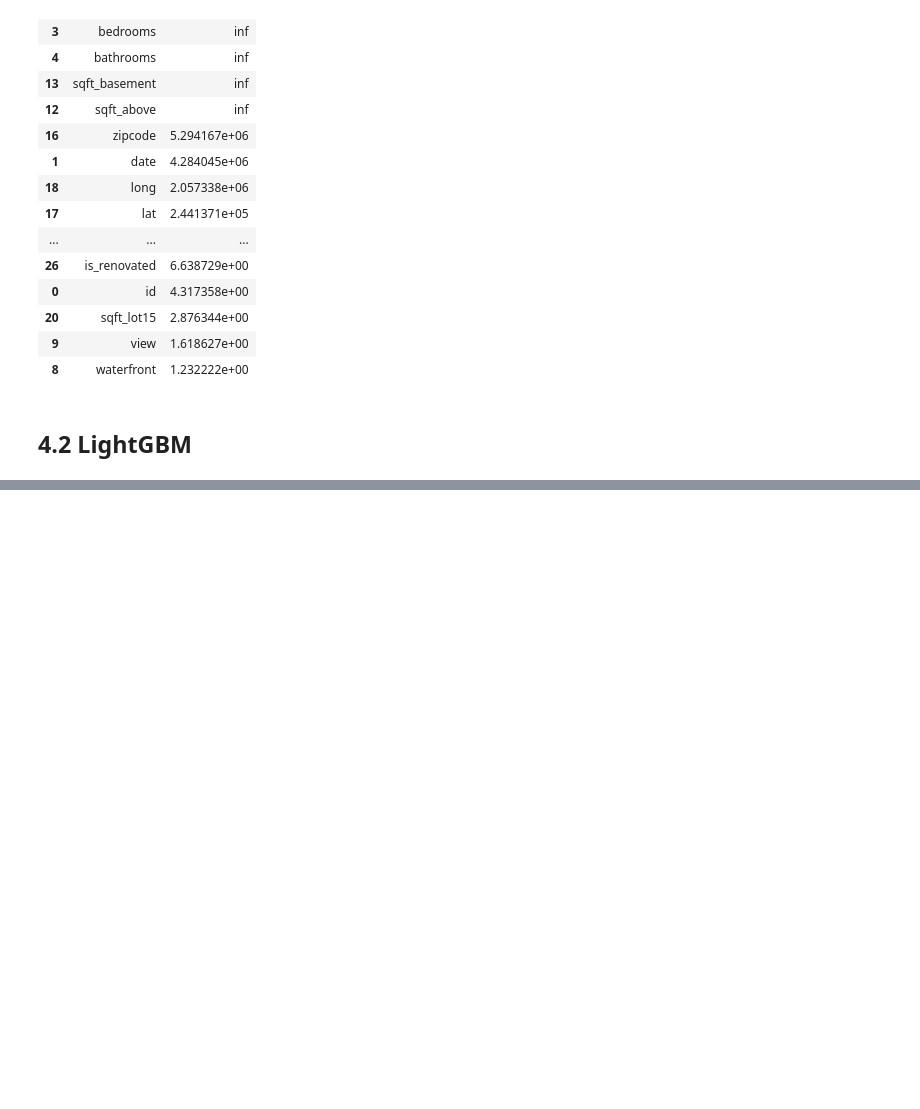
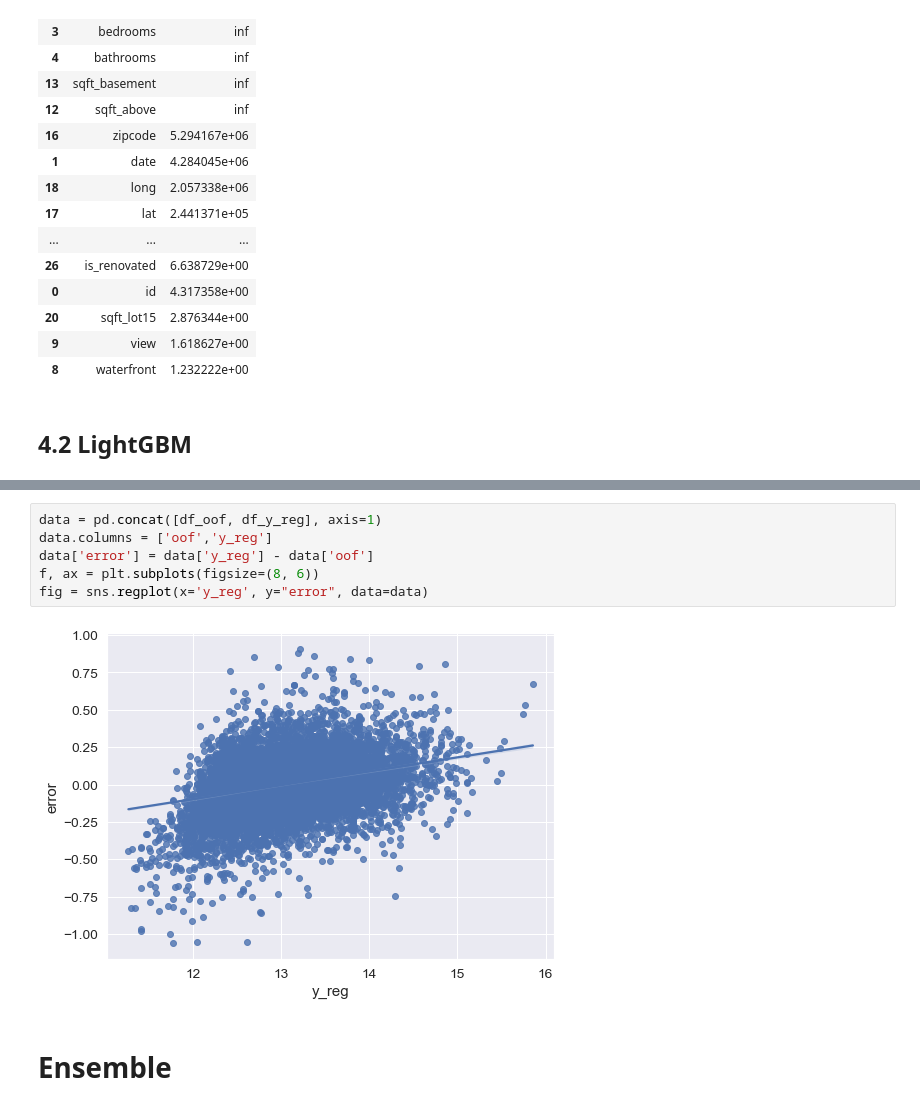
Before and after one commit to hyunji-ok/KAGGLE-Study, a Jupyter notebook: practice1/House Price Prediction.ipynb, the cells around one changed output, grey strips where cells are left out. Cells and saved outputs as stored; diff of their text form; blank space fills up the shorter version.

```diff
--- a/practice1/House Price Prediction.ipynb
+++ b/practice1/House Price Prediction.ipynb
@@ -504,0 +551,10 @@ ModuleNotFoundError: No module named 'lightgbm'
+# %%
+data = pd.concat([df_oof, df_y_reg], axis=1)
+data.columns = ['oof','y_reg']
+data['error'] = data['y_reg'] - data['oof']
+f, ax = plt.subplots(figsize=(8, 6))
+fig = sns.regplot(x='y_reg', y="error", data=data)
+# %% [output]
+[figure, added]
+# %% [markdown]
+# Ensemble
```
Also changed, not shown: parts of 20 cells of this notebook, 2 other files.
